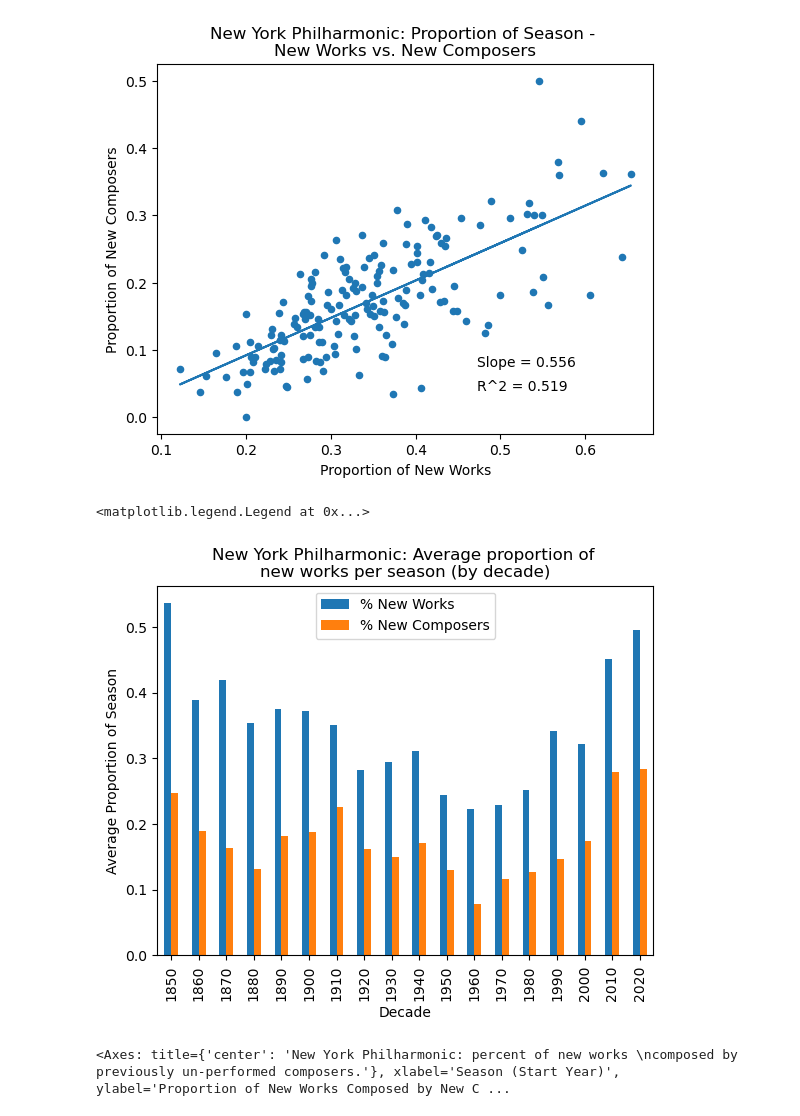
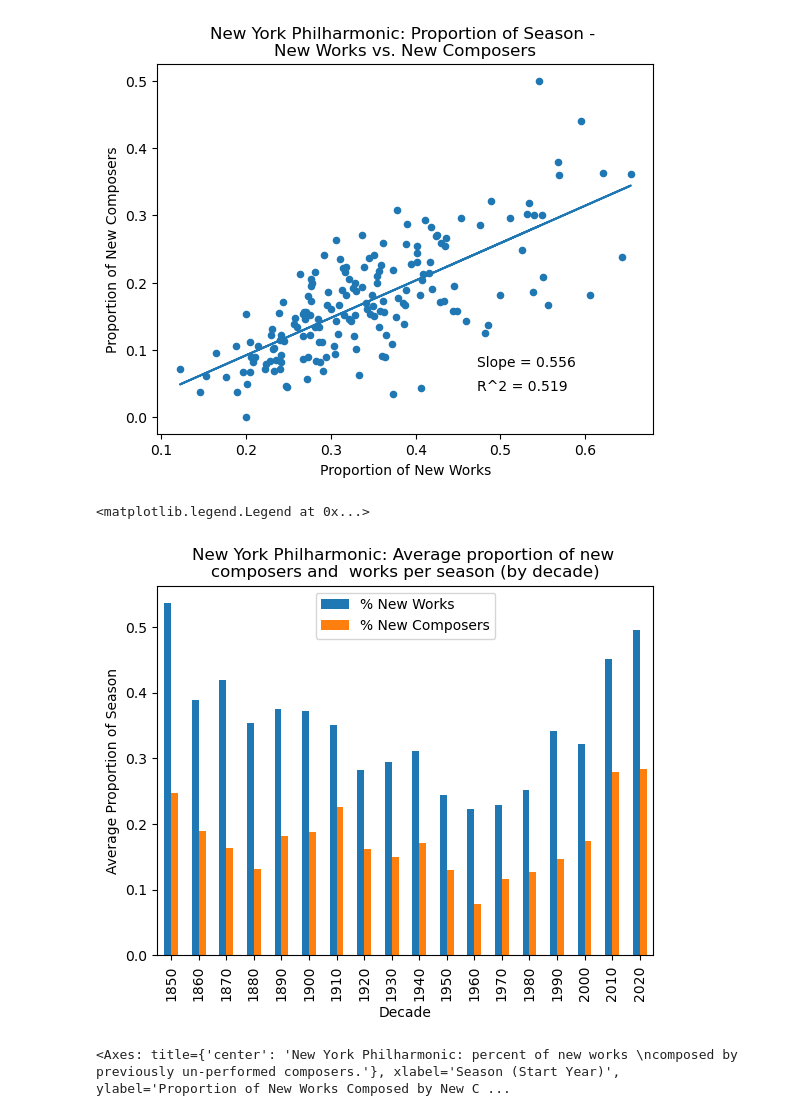
Before and after one commit to jakegibb/nyphil-programming-analysis, a Jupyter notebook: data_restructuring_and_analysis/programming_analysis.ipynb, the cells around one changed output. Cells and saved outputs as stored; diff of their text form; code cells hidden in the pictures.

```diff
--- a/data_restructuring_and_analysis/programming_analysis.ipynb
+++ b/data_restructuring_and_analysis/programming_analysis.ipynb
@@ -211,20 +211,19 @@ plt.plot(x, regr.predict(x))
 [<matplotlib.lines.Line2D at 0x...>]
 [figure]
 # %%
-# Figure out how to change the scale to percentage
-nyphil_programming_by_decade = nyphil_programming_after_1849[['decade', 'new_works_p', 'new_composers_p']].groupby('decade', observed=False).mean()
+nyphil_programming_by_decade = nyphil_programming_after_1849[['decade', 'new_works_p', 'new_composers_p', 'new_works_and_composers_p']].groupby('decade', observed=False).mean()
 
 nyphil_programming_by_decade.plot(
     y=["new_works_p","new_composers_p" ],
-    title="New York Philharmonic: Average proportion of \nnew works per season (by decade)",
+    title="New York Philharmonic: Average proportion of new \ncomposers and works per season (by decade)",
     kind='bar',
     xlabel="Decade",
     ylabel= 'Average Proportion of Season')
 
 plt.legend(["% New Works", "% New Composers"], loc='best')
 # %% [output]
 <matplotlib.legend.Legend at 0x...>
-[figure, old version]
+[figure, new version]
 # %%
 nyphil_programming_after_1849.plot(
     x="season_year",
```
Also changed, not shown: parts of 3 cells of this notebook.
